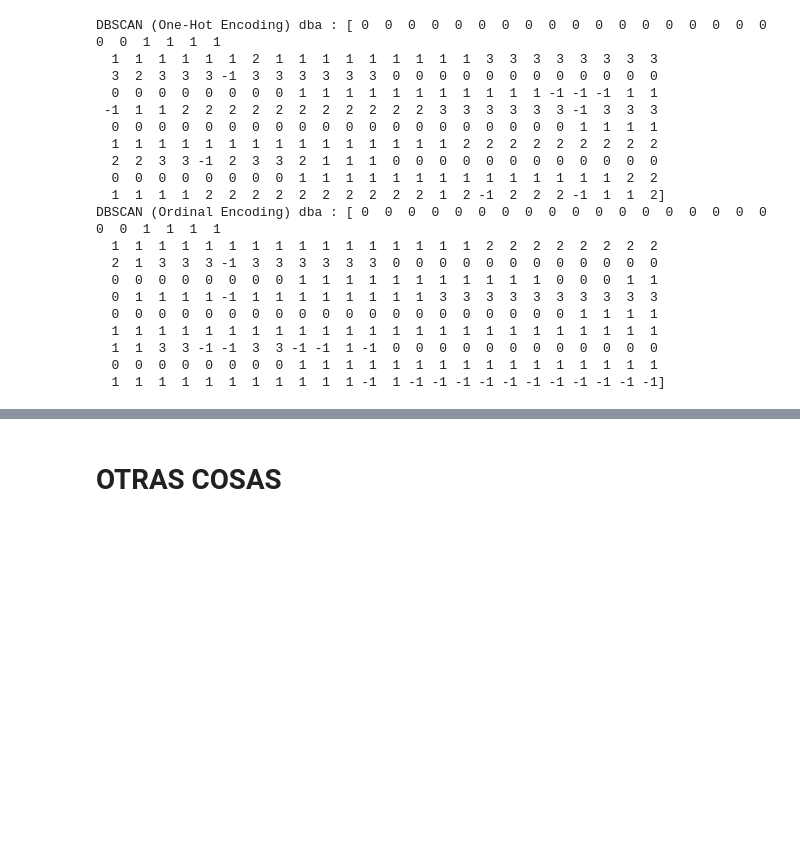
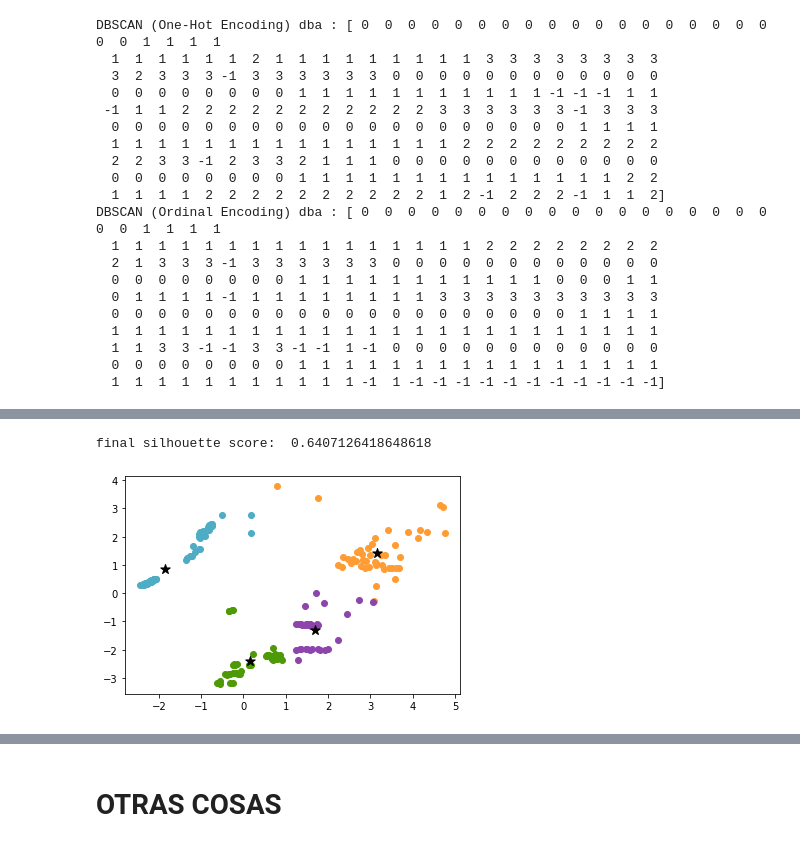
Before and after one commit to mgommez/practica2_ml, a Jupyter notebook: KMeans.ipynb, the cells around one changed output, grey strips where cells are left out. Drawn from its saved outputs; the diff is of its cells as text; code cells hidden in the pictures; blank space fills up the shorter version.

Commit message:
kmeans ours y comienzo de comparación de resultados

```diff
--- a/KMeans.ipynb
+++ b/KMeans.ipynb
@@ -1079,0 +1091,25 @@ clustering_dba(n_clusters_dba_1hot, stars_1hot_pca, colors, labels_dbscan_1hot)
+# %%
+def kmeans_clustering_ours(data, n):
+    kmeans_ours = KMeans_Ours(n_clusters=n, random_state=55)  # Número de clusters a crear
+    kmeans_ours.fit(data)
+    results = {'labels': kmeans_ours.return_labels(),
+              'centroids': kmeans_ours.return_centroids()}
+    return results
+
+# Resultados para 4 clústers
+kmours1hot_n4 = kmeans_clustering_ours(stars_1hot_pca, 4)
+print("K-Means Ours (One-Hot Encoding) with 4 clusters:",np.bincount(kmours1hot_n4['labels']),
+      "\nCentroides: ", kmours1hot_n4['centroids'])
+
+kmoursord_n4 = kmeans_clustering_ours(stars_ordinal_pca, 4)
+print("\nK-Means Ours (Ordinal) with 4 clusters:", np.bincount(kmoursord_n4['labels']),
+      "\nCentroides: ", kmoursord_n4['centroids'])
+
+# Resultados para 6 clústers
+kmours1hot_n6 = kmeans_clustering_ours(stars_1hot_pca, 6)
+print("\nK-Means Ours (One-Hot Encoding) with 6 clusters:", np.bincount(kmours1hot_n6['labels']),
+      "\nCentroides: ", kmours1hot_n6['centroids'])
+
+kmoursord_n6 = kmeans_clustering_ours(stars_ordinal_pca, 6)
+print("\nK-Means Ours (Ordinal) with 6 clusters:", np.bincount(kmoursord_n6['labels']),
+      "\nCentroides: ", kmoursord_n6['centroids'])
@@ -1079,0 +1128,7 @@ clustering_dba(n_clusters_dba_1hot, stars_1hot_pca, colors, labels_dbscan_1hot)
+# %%
+#1-hot n4 clustering plot - K-means ours
+print("final silhouette score: ", silhouette_score(stars_1hot_pca, kmours1hot_n4['labels']))
+clustering_plot(n_clusters_4, stars_1hot_pca, colors, kmours1hot_n4)
+# %% [output]
+final silhouette score:  0.6407126418648618
+[figure, added]
```
Also changed, not shown: parts of 54 cells of this notebook.
